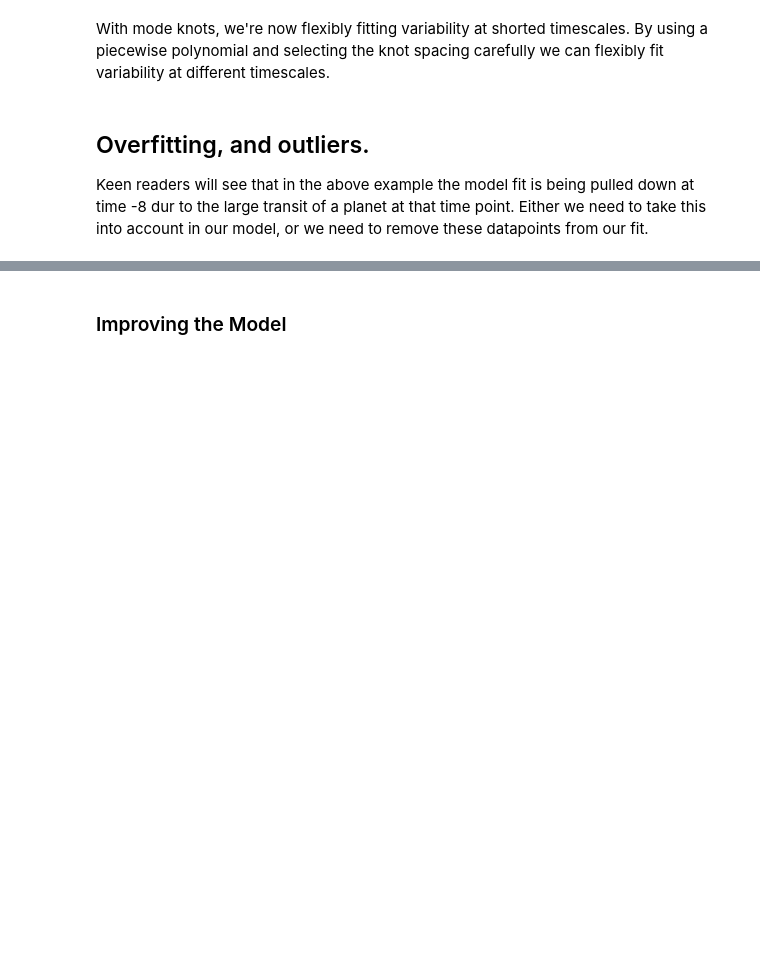
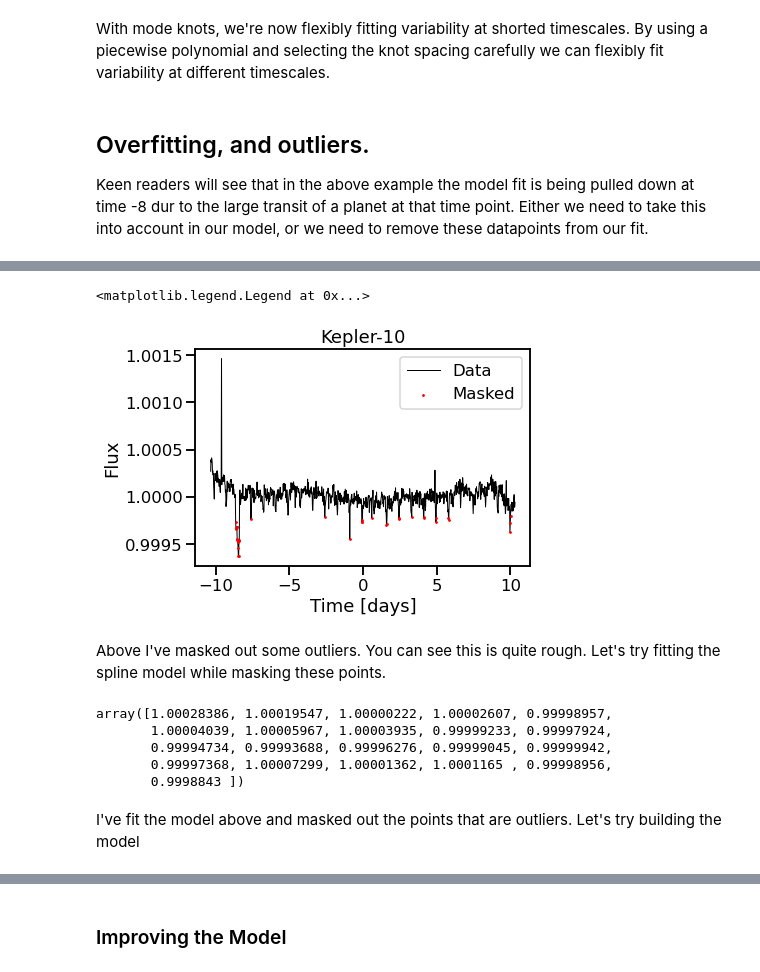
Before and after one commit to christinahedges/BuildingFastLinearModels, a Jupyter notebook: docs/1-3_real-life-linear-models.ipynb, the cells around one changed output, grey strips where cells are left out. Saved outputs shown, nothing was run; the diff lists cells and outputs as text; code cells hidden in the pictures; blank space fills up the shorter version.

```diff
--- a/docs/1-3_real-life-linear-models.ipynb
+++ b/docs/1-3_real-life-linear-models.ipynb
@@ -304,0 +319,12 @@ Keen readers will see that in the above example the model fit is being pulled do
+# %%
+mask = y > 0.9998
+fig, ax = plt.subplots()
+ax.plot(x, y, lw=1, label='Data', c='k')
+ax.scatter(x[~mask], y[~mask], lw=1, label='Masked', c='r', s=3, zorder=10)
+ax.set(xlabel='Time [days]', ylabel='Flux', title='Kepler-10')
+ax.legend()
+# %% [output]
+<matplotlib.legend.Legend at 0x...>
+[figure, added]
+# %% [markdown]
+Above I've masked out some outliers. You can see this is quite rough. Let's try fitting the spline model while masking these points.
@@ -304,0 +333,10 @@ Keen readers will see that in the above example the model fit is being pulled do
+# %%
+w
+# %% [output]
+array([1.00028386, 1.00019547, 1.00000222, 1.00002607, 0.99998957,
+       1.00004039, 1.00005967, 1.00003935, 0.99999233, 0.99997924,
+       0.99994734, 0.99993688, 0.99996276, 0.99999045, 0.99999942,
+       0.99997368, 1.00007299, 1.00001362, 1.0001165 , 0.99998956,
+       0.9998843 ])
+# %% [markdown]
+I've fit the model above and masked out the points that are outliers. Let's try building the model
```
Also changed, not shown: parts of 49 cells of this notebook, 5 other files.
